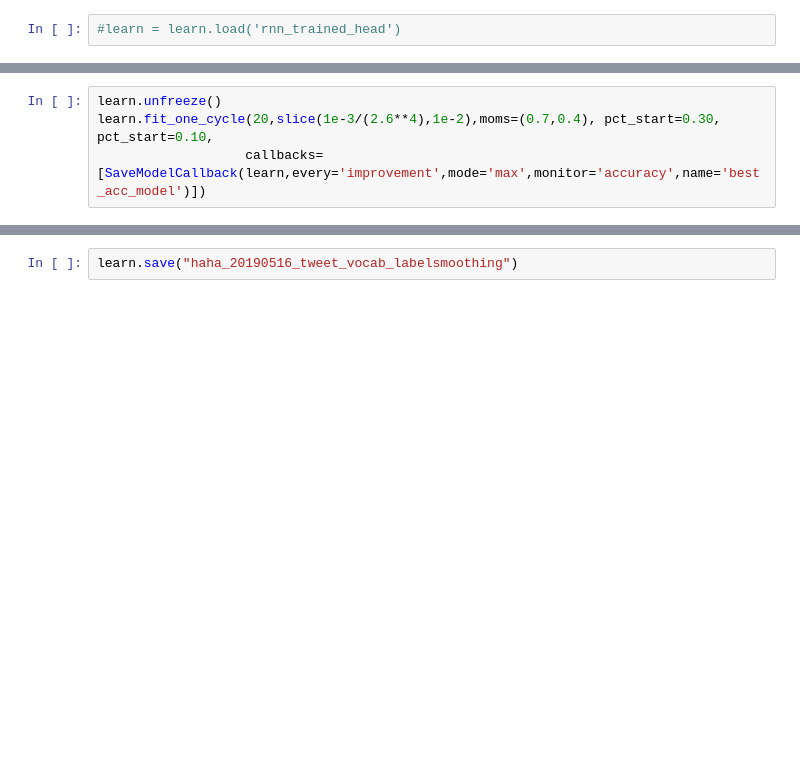
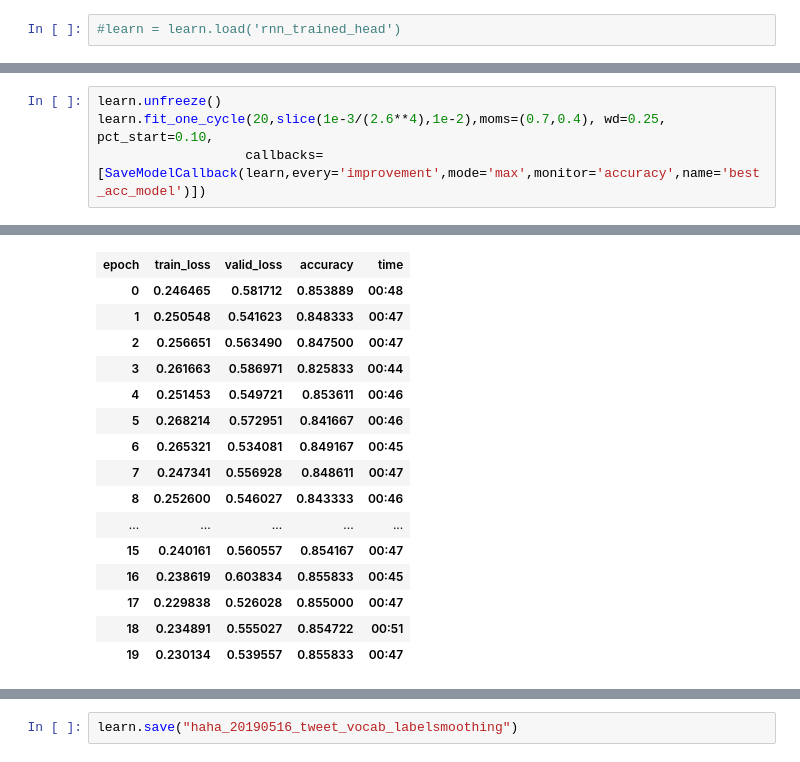
Before and after one commit to bfarzin/haha_2019, a Jupyter notebook: spanish_joke_classifier_tweet_only_LM_RNN-LabelSmoothing.ipynb, the cells around one changed output, grey strips where cells are left out. Cells and saved outputs as stored; diff of their text form; blank space fills up the shorter version.

```diff
--- a/spanish_joke_classifier_tweet_only_LM_RNN-LabelSmoothing.ipynb
+++ b/spanish_joke_classifier_tweet_only_LM_RNN-LabelSmoothing.ipynb
@@ -391,5 +392,5 @@ learn.recorder.plot_metrics()
 # %%
 learn.unfreeze()
-learn.fit_one_cycle(20,slice(1e-3/(2.6**4),1e-2),moms=(0.7,0.4), pct_start=0.30, pct_start=0.10,
+learn.fit_one_cycle(20,slice(1e-3/(2.6**4),1e-2),moms=(0.7,0.4), wd=0.25, pct_start=0.10,
                    callbacks=[SaveModelCallback(learn,every='improvement',mode='max',monitor='accuracy',name='best_acc_model')])
 # %% [output]
@@ -396,0 +398,16 @@ SyntaxError: keyword argument repeated (<ipython-input-43-3dfae7c0b08a>, line 2)
+| epoch | train_loss | valid_loss | accuracy | time |
+| 0 | 0.246465 | 0.581712 | 0.853889 | 00:48 |
+| 1 | 0.250548 | 0.541623 | 0.848333 | 00:47 |
+| 2 | 0.256651 | 0.563490 | 0.847500 | 00:47 |
+| 3 | 0.261663 | 0.586971 | 0.825833 | 00:44 |
+| 4 | 0.251453 | 0.549721 | 0.853611 | 00:46 |
+| 5 | 0.268214 | 0.572951 | 0.841667 | 00:46 |
+| 6 | 0.265321 | 0.534081 | 0.849167 | 00:45 |
+| 7 | 0.247341 | 0.556928 | 0.848611 | 00:47 |
+| 8 | 0.252600 | 0.546027 | 0.843333 | 00:46 |
+| ... | ... | ... | ... | ... |
+| 15 | 0.240161 | 0.560557 | 0.854167 | 00:47 |
+| 16 | 0.238619 | 0.603834 | 0.855833 | 00:45 |
+| 17 | 0.229838 | 0.526028 | 0.855000 | 00:47 |
+| 18 | 0.234891 | 0.555027 | 0.854722 | 00:51 |
+| 19 | 0.230134 | 0.539557 | 0.855833 | 00:47 |
```
Also changed, not shown: parts of 11 cells of this notebook, 9 other files.
